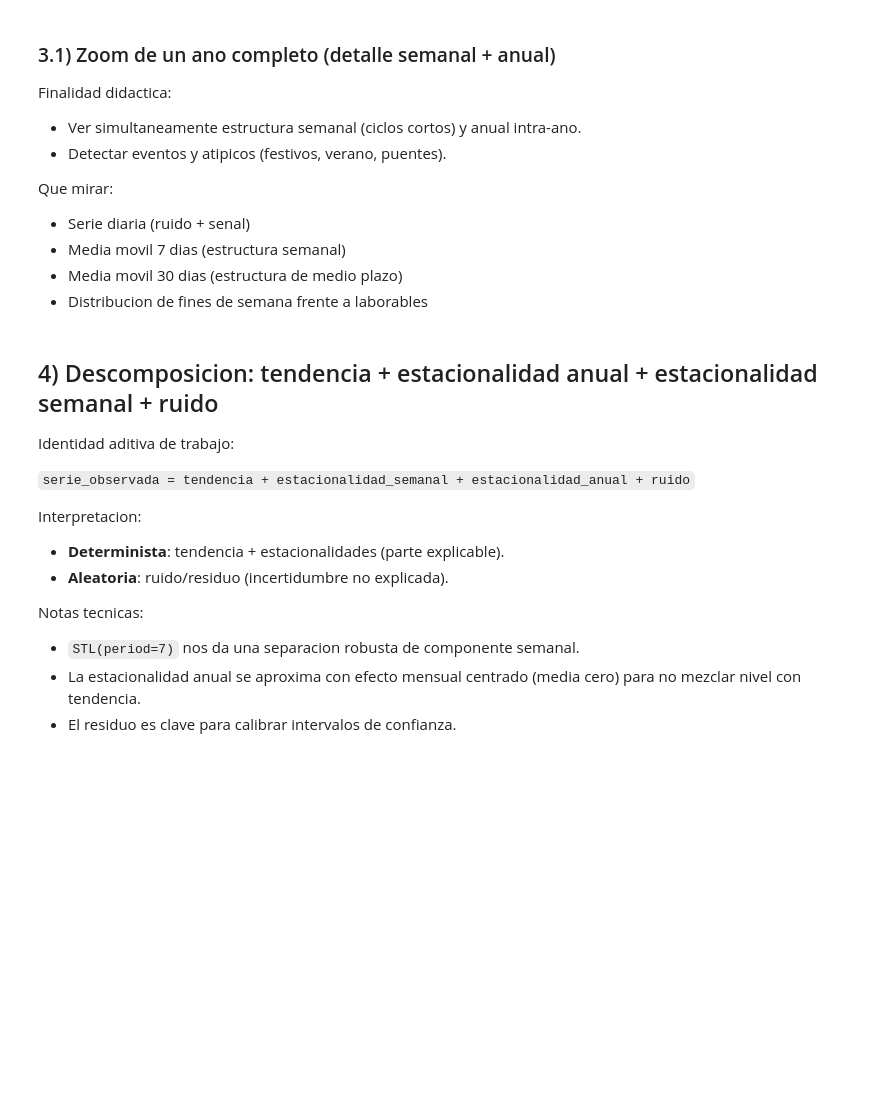
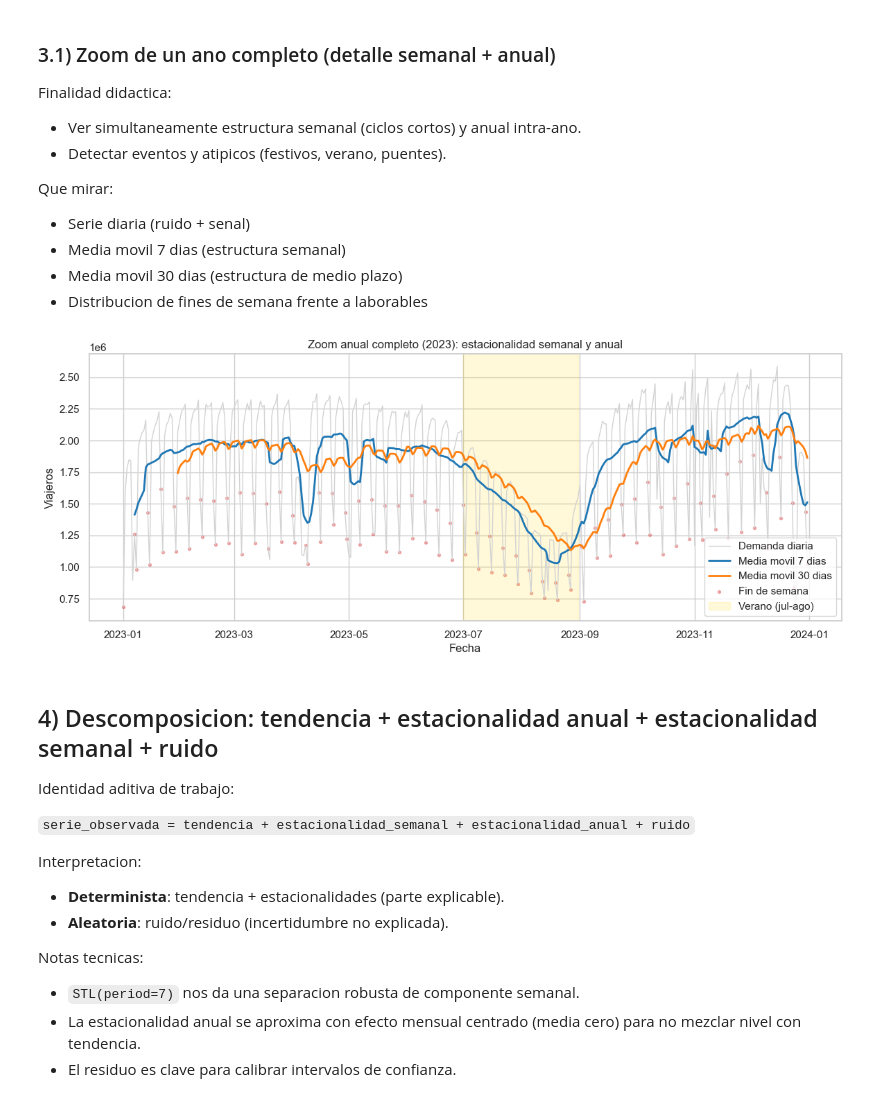
Before and after one commit to juliovalerog/TimeSeries, a Jupyter notebook: notebooks/02_metro_estacionalidad_compleja.ipynb, the cells around one changed output. Saved outputs shown, nothing was run; the diff lists cells and outputs as text; code cells hidden in the pictures; blank space fills up the shorter version.

```diff
--- a/notebooks/02_metro_estacionalidad_compleja.ipynb
+++ b/notebooks/02_metro_estacionalidad_compleja.ipynb
@@ -136,7 +145,7 @@ Que mirar:
 - Media movil 30 dias (estructura de medio plazo)
 - Distribucion de fines de semana frente a laborables
 # %%
-# Elegimos el ultimo a?o completo disponible en la serie.
+# Elegimos el ultimo ano completo disponible en la serie.
 full_years = []
 for y in sorted(df.index.year.unique()):
     i0 = pd.Timestamp(f"{y}-01-01")
@@ -145,43 +154,45 @@ for y in sorted(df.index.year.unique()):
         full_years.append(y)
 
 if len(full_years) == 0:
-    raise ValueError("No hay a?os completos en la serie para el zoom anual")
+    raise ValueError("No hay anos completos en la serie para el zoom anual")
 
 year_zoom = max(full_years)
 start_y = pd.Timestamp(f"{year_zoom}-01-01")
 end_y = pd.Timestamp(f"{year_zoom}-12-31")
 
 df_year = df.loc[start_y:end_y].copy()
 
 # Suavizados para leer mejor estructura semanal y anual.
 df_year["ma_7"] = df_year["y"].rolling(7).mean()
 df_year["ma_30"] = df_year["y"].rolling(30).mean()
 
-# M?scara fin de semana para marcar patr?n semanal.
+# Mascara fin de semana para marcar patron semanal.
 is_weekend = df_year.index.weekday >= 5
 
 plt.figure(figsize=(14, 5))
 
 # Serie diaria (ruidosa) en gris.
 plt.plot(df_year.index, df_year["y"], color="lightgray", linewidth=1, label="Demanda diaria")
 
-# Medias m?viles para estructura temporal.
+# Medias moviles para estructura temporal.
 plt.plot(df_year.index, df_year["ma_7"], color="tab:blue", linewidth=2, label="Media movil 7 dias")
 plt.plot(df_year.index, df_year["ma_30"], color="tab:orange", linewidth=2, label="Media movil 30 dias")
 
-# Marcamos fines de semana (patr?n semanal).
+# Marcamos fines de semana (patron semanal).
 plt.scatter(df_year.index[is_weekend], df_year.loc[is_weekend, "y"], s=8, color="tab:red", alpha=0.35, label="Fin de semana")
 
 # Marcamos verano para lectura de estacionalidad anual.
 summer_start = pd.Timestamp(f"{year_zoom}-07-01")
 summer_end = pd.Timestamp(f"{year_zoom}-08-31")
 plt.axvspan(summer_start, summer_end, color="gold", alpha=0.15, label="Verano (jul-ago)")
 
 plt.title(f"Zoom anual completo ({year_zoom}): estacionalidad semanal y anual")
 plt.xlabel("Fecha")
 plt.ylabel("Viajeros")
 plt.legend(loc="best")
 plt.show()
+# %% [output]
+[figure, added]
 # %% [markdown]
 ## 4) Descomposicion: tendencia + estacionalidad anual + estacionalidad semanal + ruido
 
```
Also changed, not shown: parts of 15 cells of this notebook.
